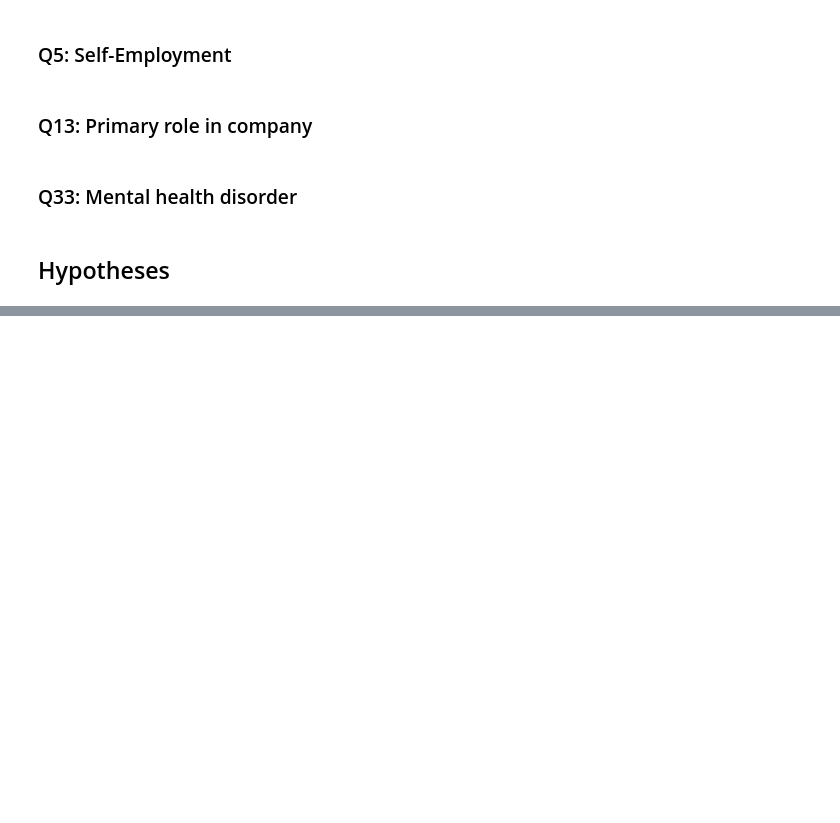
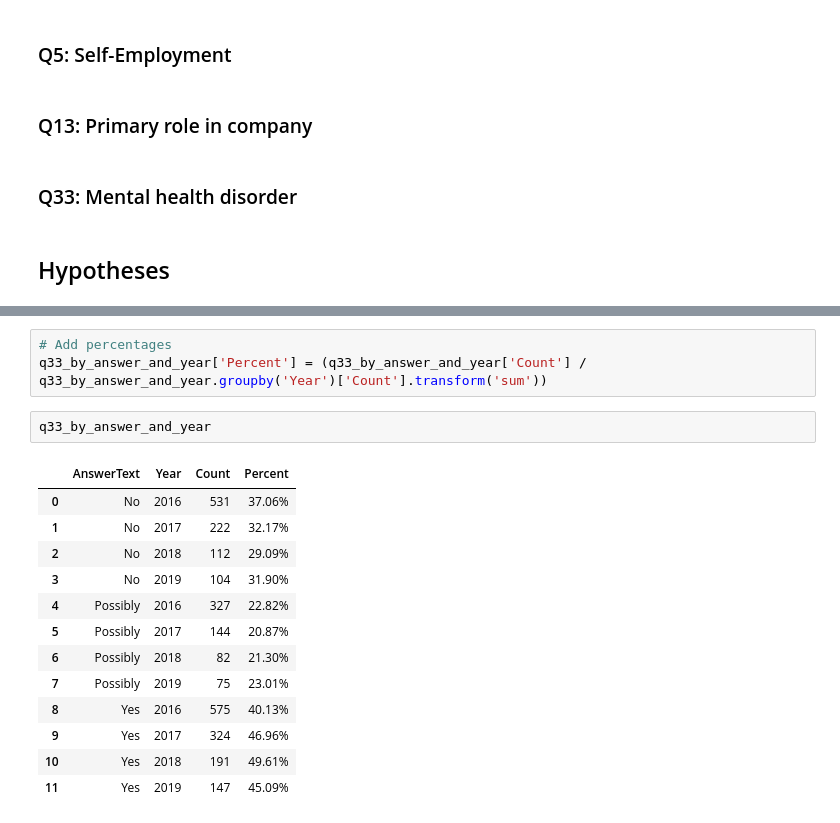
Before and after one commit to Selorikas/mental-health, a Jupyter notebook: mental-health.ipynb, the cells around one changed output, grey strips where cells are left out. Cells and saved outputs as stored; diff of their text form; blank space fills up the shorter version.

```diff
--- a/mental-health.ipynb
+++ b/mental-health.ipynb
@@ -174,0 +205,19 @@ for container in ax.containers:
+# %%
+# Add percentages
+q33_by_answer_and_year['Percent'] = (q33_by_answer_and_year['Count'] / q33_by_answer_and_year.groupby('Year')['Count'].transform('sum'))
+# %%
+q33_by_answer_and_year
+# %% [output]
+|  | AnswerText | Year | Count | Percent |
+| 0 | No | 2016 | 531 | 37.06% |
+| 1 | No | 2017 | 222 | 32.17% |
+| 2 | No | 2018 | 112 | 29.09% |
+| 3 | No | 2019 | 104 | 31.90% |
+| 4 | Possibly | 2016 | 327 | 22.82% |
+| 5 | Possibly | 2017 | 144 | 20.87% |
+| 6 | Possibly | 2018 | 82 | 21.30% |
+| 7 | Possibly | 2019 | 75 | 23.01% |
+| 8 | Yes | 2016 | 575 | 40.13% |
+| 9 | Yes | 2017 | 324 | 46.96% |
+| 10 | Yes | 2018 | 191 | 49.61% |
+| 11 | Yes | 2019 | 147 | 45.09% |
```
Also changed, not shown: parts of 19 cells of this notebook.
